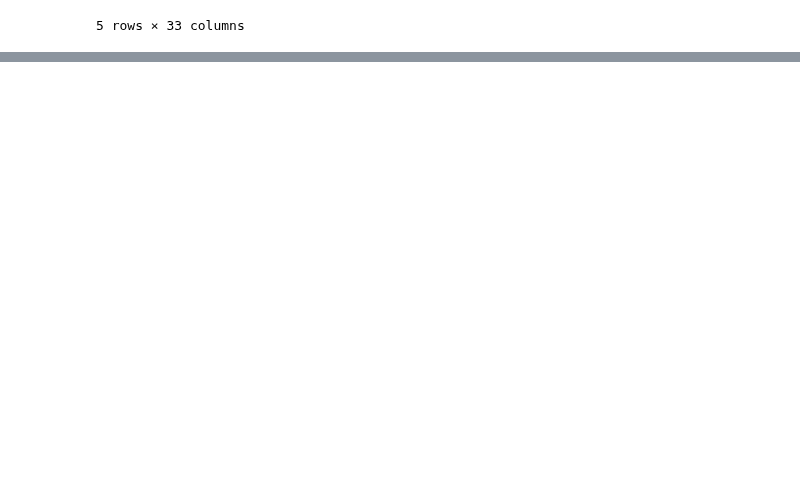
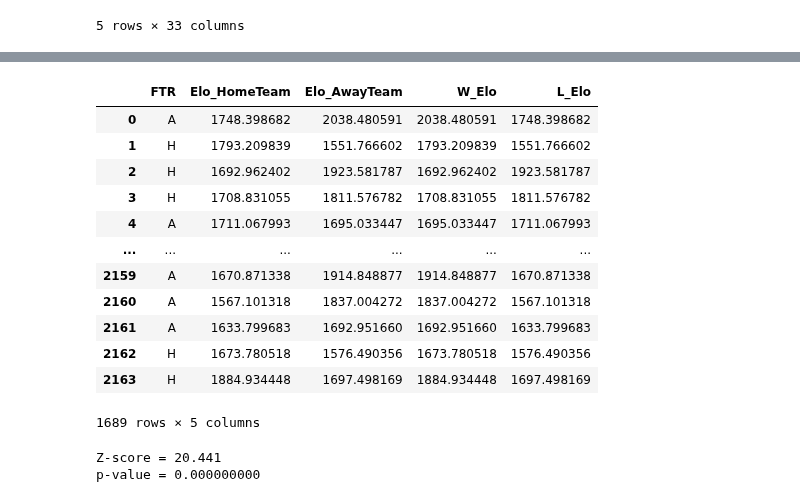
Before and after one commit to Zianielir/Football-EPL-2018-2024-Data-Analysis, a Jupyter notebook: [6]Hypotheses.ipynb, the cells around one changed output, grey strips where cells are left out. Cells and saved outputs as stored; diff of their text form; code cells hidden in the pictures; blank space fills up the shorter version.

```diff
--- a/[6]Hypotheses.ipynb
+++ b/[6]Hypotheses.ipynb
@@ -44,0 +197,3 @@ plt.ylim(0, 50)
+# %%
+X = df.loc[:, ['FTR', 'Elo_HomeTeam', 'Elo_AwayTeam']][df.FTR != 'D']
+X.head()
@@ -44,0 +207,32 @@ plt.ylim(0, 50)
+# %%
+# кодируем Elo для победителей и проигравших
+
+X['W_Elo'] = (X['FTR'] == 'H') * (X['Elo_HomeTeam']) + (X['FTR'] == 'A') * (X['Elo_AwayTeam'])
+X['L_Elo'] = (X['FTR'] == 'A') * (X['Elo_HomeTeam']) + (X['FTR'] == 'H') * (X['Elo_AwayTeam'])
+X
+# %% [output]
+|  | FTR | Elo_HomeTeam | Elo_AwayTeam | W_Elo | L_Elo |
+| 0 | A | 1748.398682 | 2038.480591 | 2038.480591 | 1748.398682 |
+| 1 | H | 1793.209839 | 1551.766602 | 1793.209839 | 1551.766602 |
+| 2 | H | 1692.962402 | 1923.581787 | 1692.962402 | 1923.581787 |
+| 3 | H | 1708.831055 | 1811.576782 | 1708.831055 | 1811.576782 |
+| 4 | A | 1711.067993 | 1695.033447 | 1695.033447 | 1711.067993 |
+| ... | ... | ... | ... | ... | ... |
+| 2159 | A | 1670.871338 | 1914.848877 | 1914.848877 | 1670.871338 |
+| 2160 | A | 1567.101318 | 1837.004272 | 1837.004272 | 1567.101318 |
+| 2161 | A | 1633.799683 | 1692.951660 | 1692.951660 | 1633.799683 |
+| 2162 | H | 1673.780518 | 1576.490356 | 1673.780518 | 1576.490356 |
+| 2163 | H | 1884.934448 | 1697.498169 | 1884.934448 | 1697.498169 |
+1689 rows × 5 columns
+# %%
+# Собственно тест
+
+alpha = 0.05
+
+z_score, p_value = ztest(X['W_Elo'], X['L_Elo'], alternative='larger')
+
+print(f'Z-score = {z_score:.3f}')
+print(f'p-value = {p_value:.9f}')
+# %% [output]
+Z-score = 20.441
+p-value = 0.000000000
```
Also changed, not shown: parts of 36 cells of this notebook.
